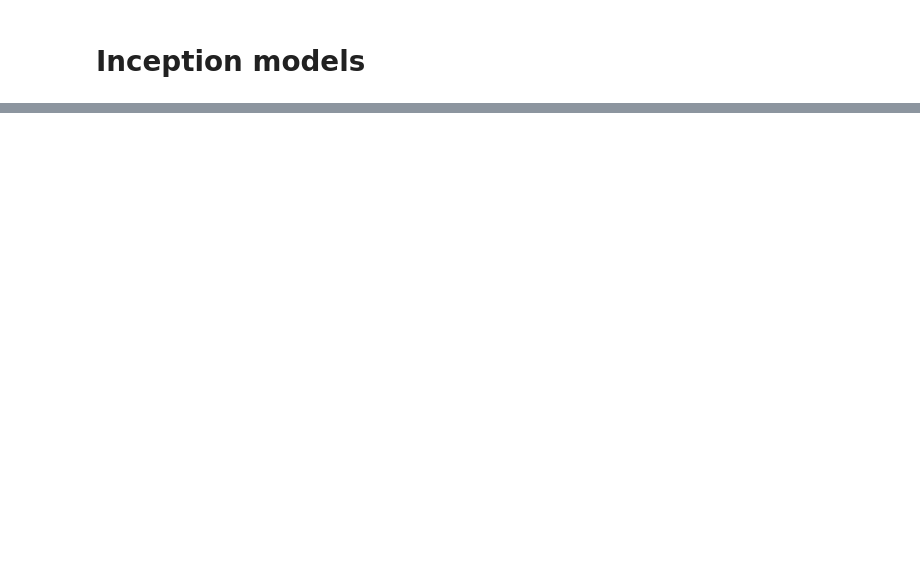
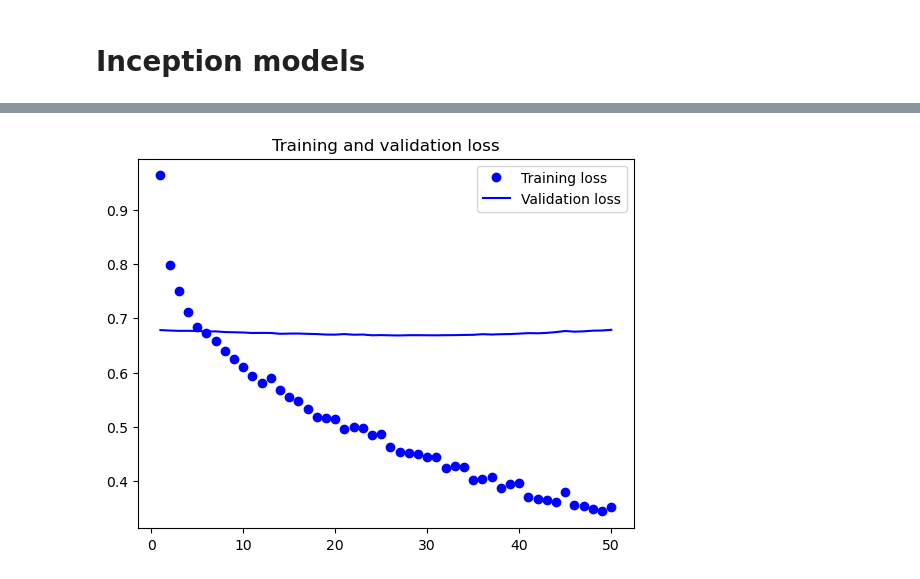
Before and after one commit to ammaro101/final_project, a Jupyter notebook: code_only4.ipynb, the cells around one changed output, grey strips where cells are left out. Drawn from its saved outputs; the diff is of its cells as text; code cells hidden in the pictures; blank space fills up the shorter version.

```diff
--- a/code_only4.ipynb
+++ b/code_only4.ipynb
@@ -1486,0 +1576,4 @@ model1.evaluate(X_train, y_train, verbose=0)
+# %%
+create_train_vald_graph(history.history)
+# %% [output]
+[figure, added]
```
Also changed, not shown: parts of 30 cells of this notebook, 11 other files.
